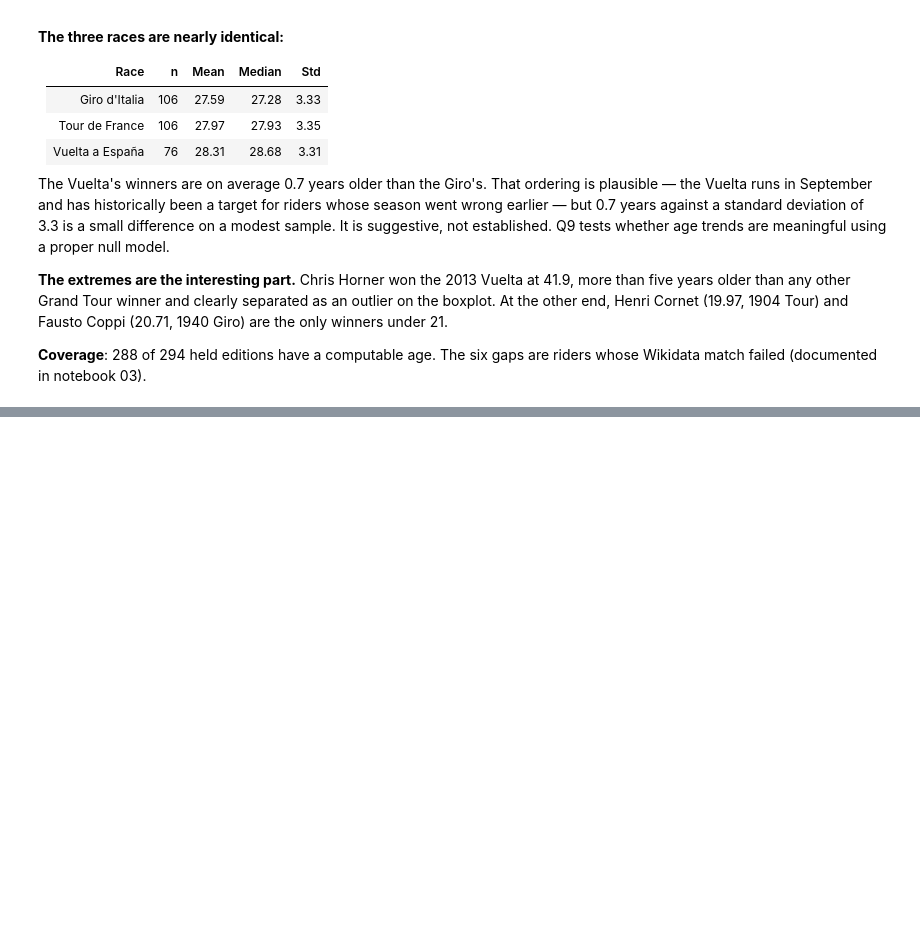
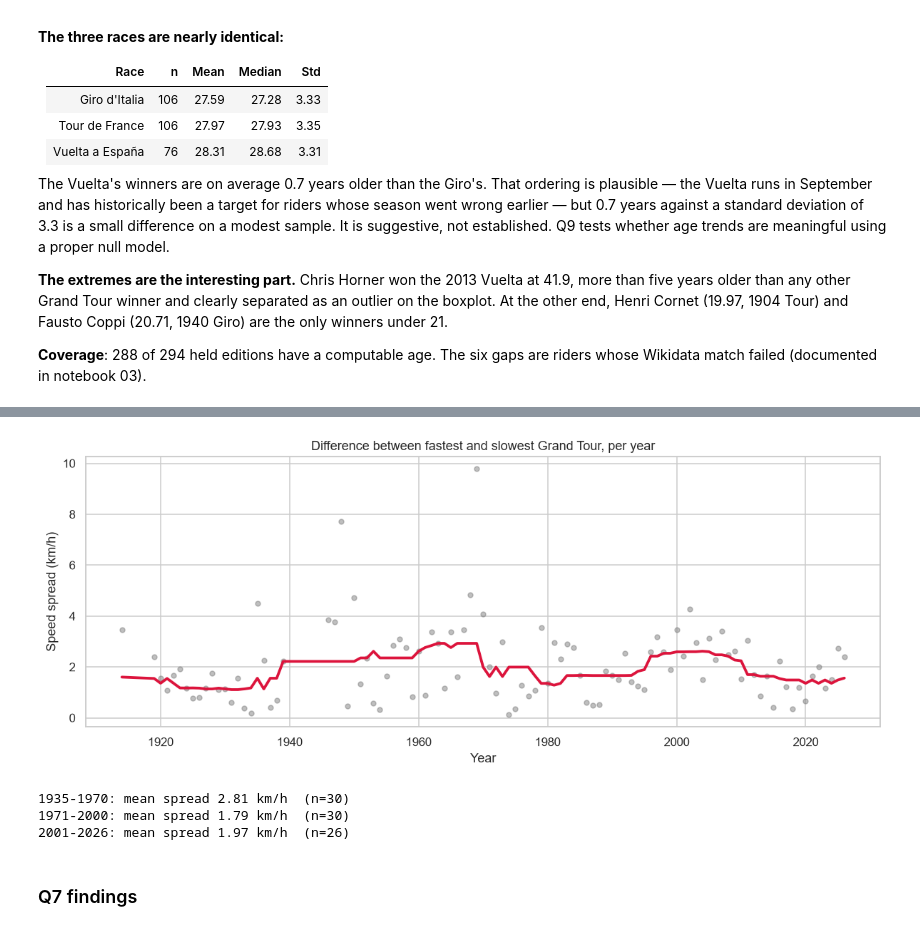
Before and after one commit to J41r0Ps/Project_DataScience_2025-2026, a Jupyter notebook: notebooks/04_analysis.ipynb, the cells around one changed output, grey strips where cells are left out. Saved outputs shown, nothing was run; the diff lists cells and outputs as text; code cells hidden in the pictures; blank space fills up the shorter version.

```diff
--- a/notebooks/04_analysis.ipynb
+++ b/notebooks/04_analysis.ipynb
@@ -475,0 +587,26 @@ Wikidata match failed (documented in notebook 03).
+# %%
+speeds_wide = speeds.pivot_table(index="year", columns="race", values="avg_speed_kmh", aggfunc="first")
+
+# spread between fastest and slowest race, per year, where at least two ran
+spread = speeds_wide.max(axis=1) - speeds_wide.min(axis=1)
+spread = spread[speeds_wide.notna().sum(axis=1) >= 2]
+
+fig, ax = plt.subplots(figsize=(11, 4.5))
+ax.scatter(spread.index, spread.values, s=20, alpha=0.5, color="grey")
+ax.plot(spread.rolling(15, center=True, min_periods=5).median(), color="crimson", linewidth=2.5)
+ax.set_xlabel("Year")
+ax.set_ylabel("Speed spread (km/h)")
+ax.set_title("Difference between fastest and slowest Grand Tour, per year")
+plt.tight_layout()
+plt.show()
+
+for label, window in [("1935-1970", (1935, 1970)), ("1971-2000", (1971, 2000)), ("2001-2026", (2001, 2026))]:
+    s = spread[(spread.index >= window[0]) & (spread.index <= window[1])]
+    print(f"{label}: mean spread {s.mean():.2f} km/h  (n={len(s)})")
+# %% [output]
+[figure, added]
+1935-1970: mean spread 2.81 km/h  (n=30)
+1971-2000: mean spread 1.79 km/h  (n=30)
+2001-2026: mean spread 1.97 km/h  (n=26)
+# %% [markdown]
+### Q7 findings
```
Also changed, not shown: parts of 29 cells of this notebook.
